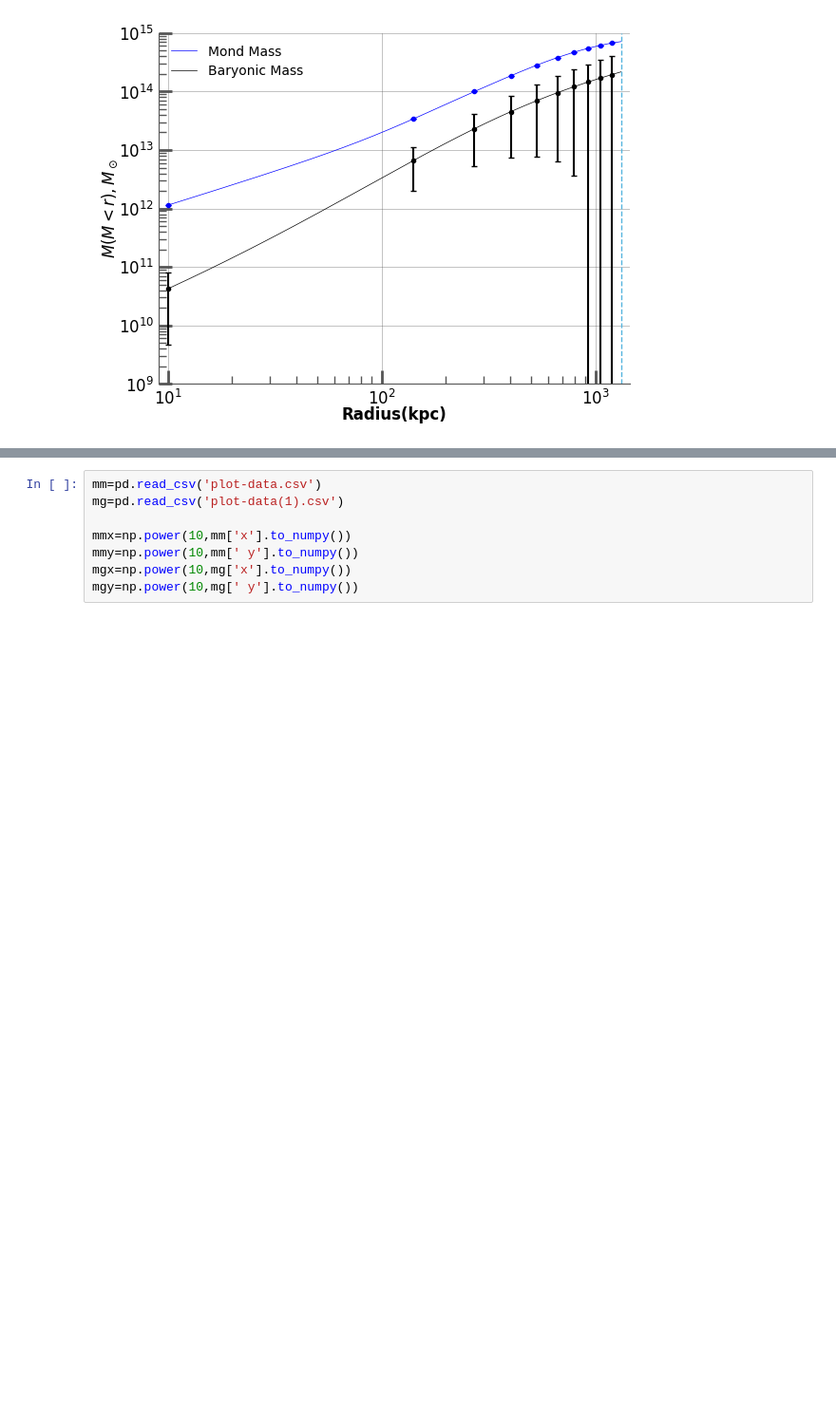
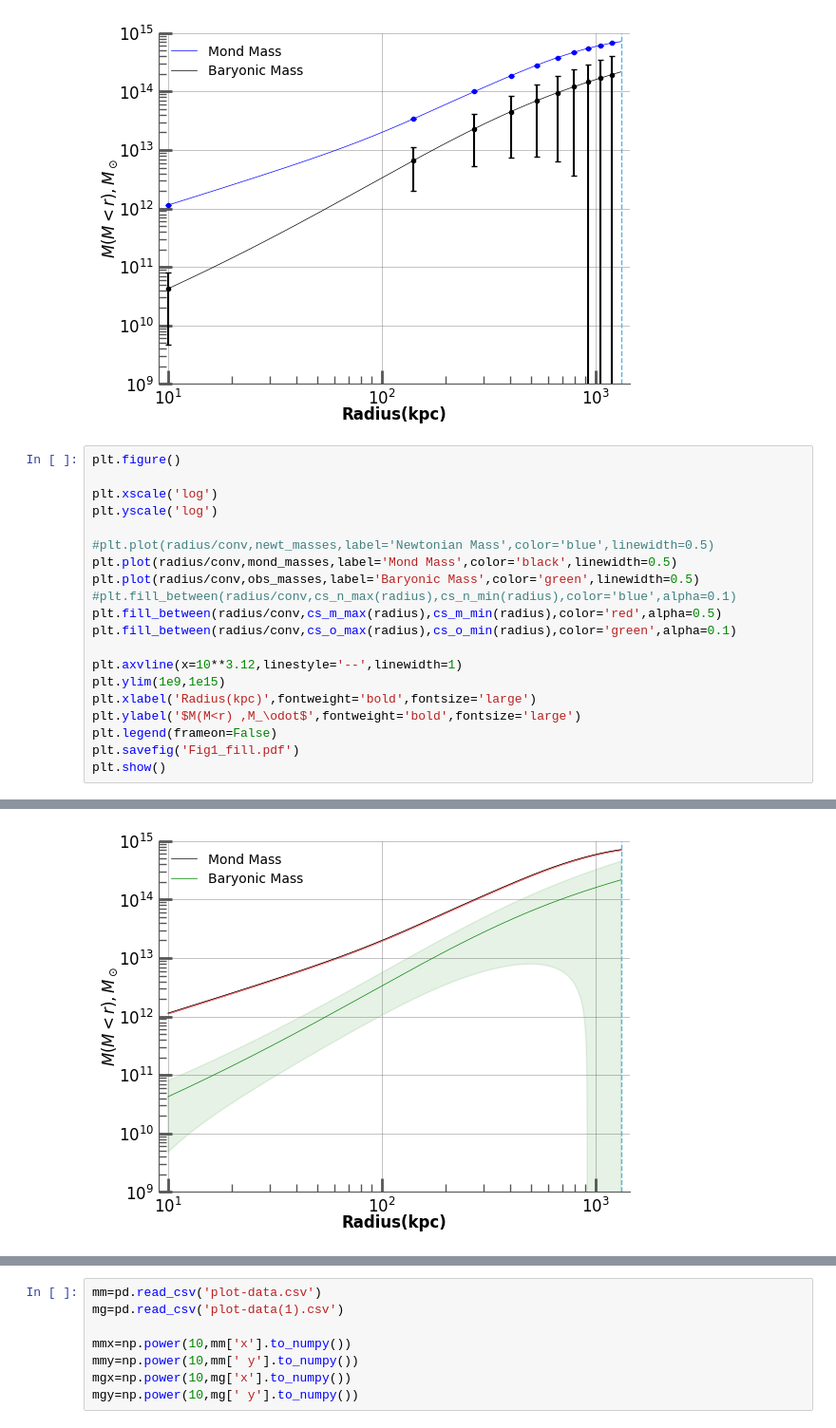
Before and after one commit to ambicagovind/Testing-MOND-EG, a Jupyter notebook: MOND.ipynb, the cells around one changed output, grey strips where cells are left out. Shown at 95% size. Drawn from its saved outputs; the diff is of its cells as text; blank space fills up the shorter version.

```diff
--- a/MOND.ipynb
+++ b/MOND.ipynb
@@ -369,3 +369,24 @@ findfont: Generic family 'sans-serif' not found because none of the following fa
 findfont: Generic family 'sans-serif' not found because none of the following families were found: Arial
 findfont: Generic family 'sans-serif' not found because none of the following families were found: Arial
 [figure]
+# %%
+plt.figure()
+
+plt.xscale('log')
+plt.yscale('log')
+
+#plt.plot(radius/conv,newt_masses,label='Newtonian Mass',color='blue',linewidth=0.5)
+plt.plot(radius/conv,mond_masses,label='Mond Mass',color='black',linewidth=0.5)
+plt.plot(radius/conv,obs_masses,label='Baryonic Mass',color='green',linewidth=0.5)
+#plt.fill_between(radius/conv,cs_n_max(radius),cs_n_min(radius),color='blue',alpha=0.1)
+plt.fill_between(radius/conv,cs_m_max(radius),cs_m_min(radius),color='red',alpha=0.5)
+plt.fill_between(radius/conv,cs_o_max(radius),cs_o_min(radius),color='green',alpha=0.1)
+
+plt.axvline(x=10**3.12,linestyle='--',linewidth=1)
+plt.ylim(1e9,1e15)
+plt.xlabel('Radius(kpc)',fontweight='bold',fontsize='large')
+plt.ylabel('$M(M<r) ,M_\odot$',fontweight='bold',fontsize='large')
+plt.legend(frameon=False)
+plt.savefig('Fig1_fill.pdf')
+plt.show()
+# %% [output]
@@ -371,0 +410 @@ findfont: Generic family 'sans-serif' not found because none of the following fa
+[figure, added]
```
Also changed, not shown: parts of 9 cells of this notebook, 2 other files.
